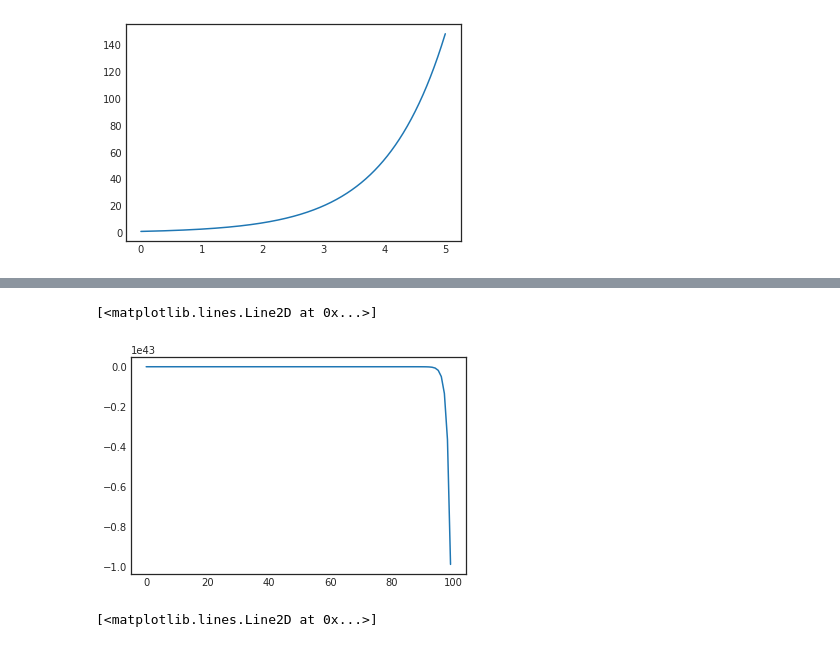
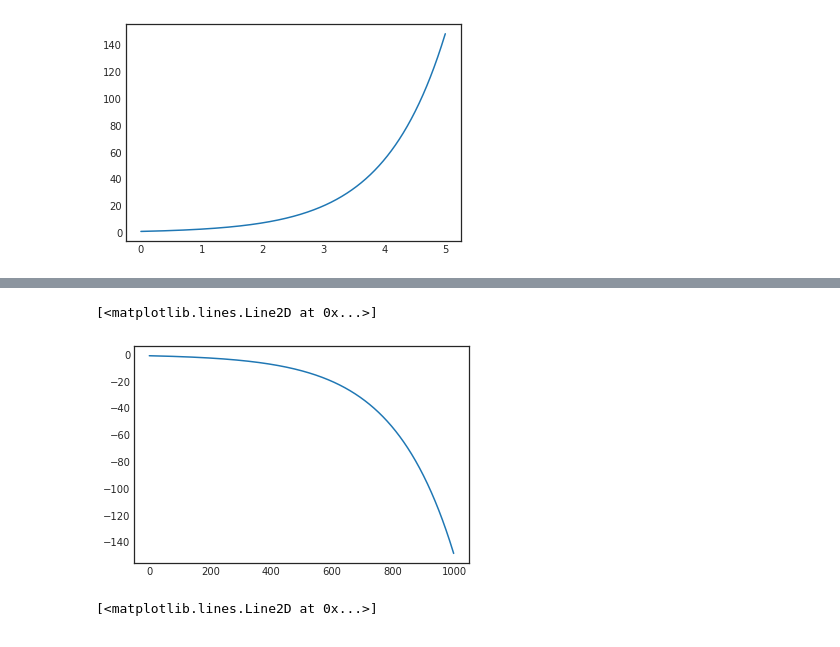
Before and after one commit to LeeHuiJong/DataAnalysis_ML, a Jupyter notebook: ch02_02_선그래프.ipynb, the cells around one changed output, grey strips where cells are left out. Cells and saved outputs as stored; diff of their text form; code cells hidden in the pictures.

```diff
--- a/ch02_02_선그래프.ipynb
+++ b/ch02_02_선그래프.ipynb
@@ -256,10 +242,10 @@ plt.ylim([-100, 100])
 # %%
-p=np.arange(100)
+p = np.linspace(0,5,1000)
 s4 = np.exp(p)
 plt.plot(-s4)
 # %% [output]
 [<matplotlib.lines.Line2D at 0x...>]
-[figure, old version]
+[figure, new version]
 # %%
 t= np.arange(0,10,0.1)  # 0.01 부터 5까지 0.01 씩 증가
 s1 = np.exp(t)
```
Also changed, not shown: parts of 4 cells of this notebook.
